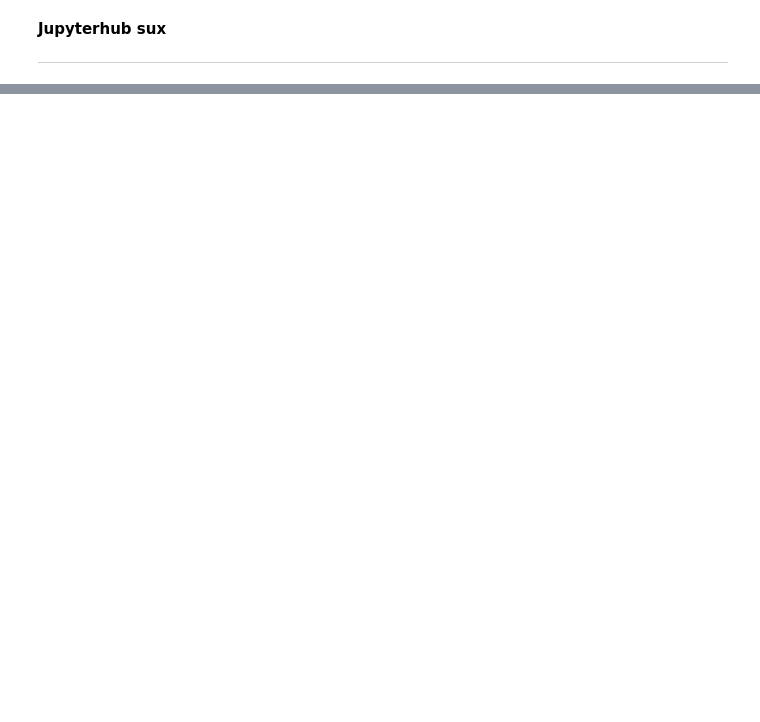
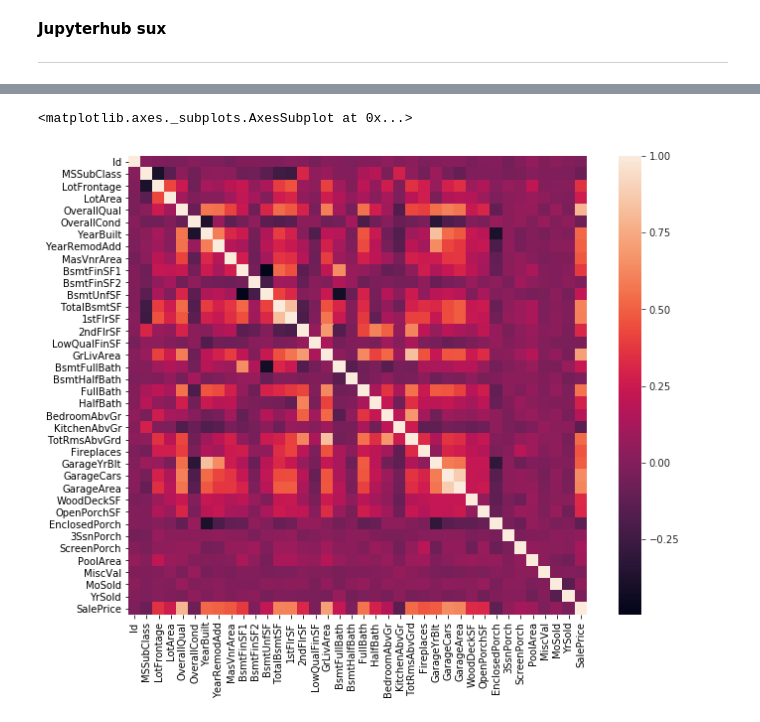
Before and after one commit to TiGaI/HousingPriceKaggleProject3, a Jupyter notebook: ames_eda.ipynb, the cells around one changed output, grey strips where cells are left out. Drawn from its saved outputs; the diff is of its cells as text; code cells hidden in the pictures; blank space fills up the shorter version.

```diff
--- a/ames_eda.ipynb
+++ b/ames_eda.ipynb
@@ -283,0 +22,7 @@ train['LotFrontage'].value_counts(dropna=False)
+# %%
+### load training and test data
+train_df = pd.read_csv('https://raw.githubusercontent.com/TiGaI/HousingPriceKaggleProject3/master/data/train.csv')
+test_df = pd.read_csv('https://raw.githubusercontent.com/TiGaI/HousingPriceKaggleProject3/master/data/test.csv')
+
+### view train dataset
+train_df.head()
@@ -283,0 +59,8 @@ train['LotFrontage'].value_counts(dropna=False)
+# %%
+#### look at the correlation heatmap
+fig, ax = plt.subplots(figsize=(11.5,8.5))
+sns.set_style("white")
+sns.heatmap(train_df.corr(),square=True)
+# %% [output]
+<matplotlib.axes._subplots.AxesSubplot at 0x...>
+[figure, added]
```
Also changed, not shown: parts of 61 cells of this notebook, 1 other file.
